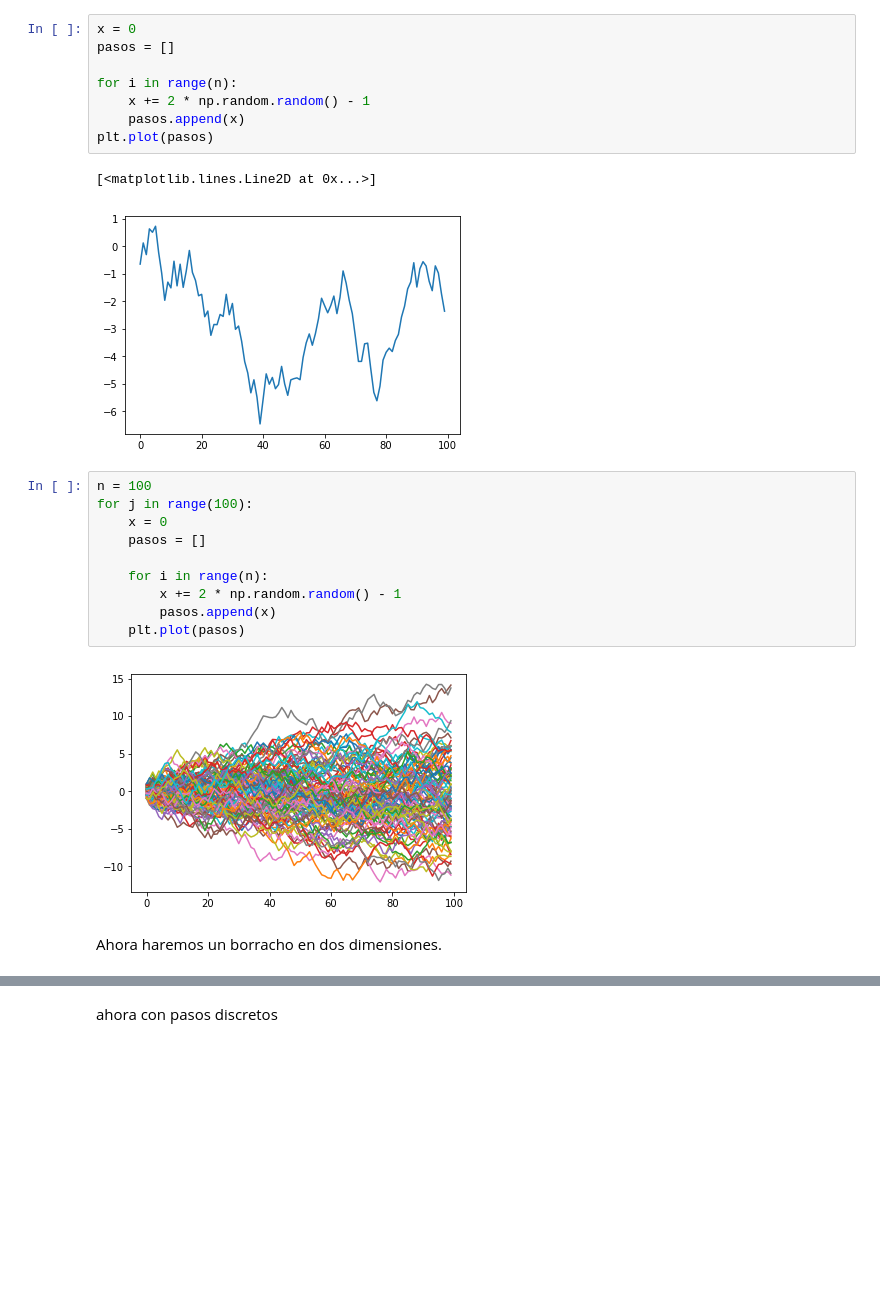
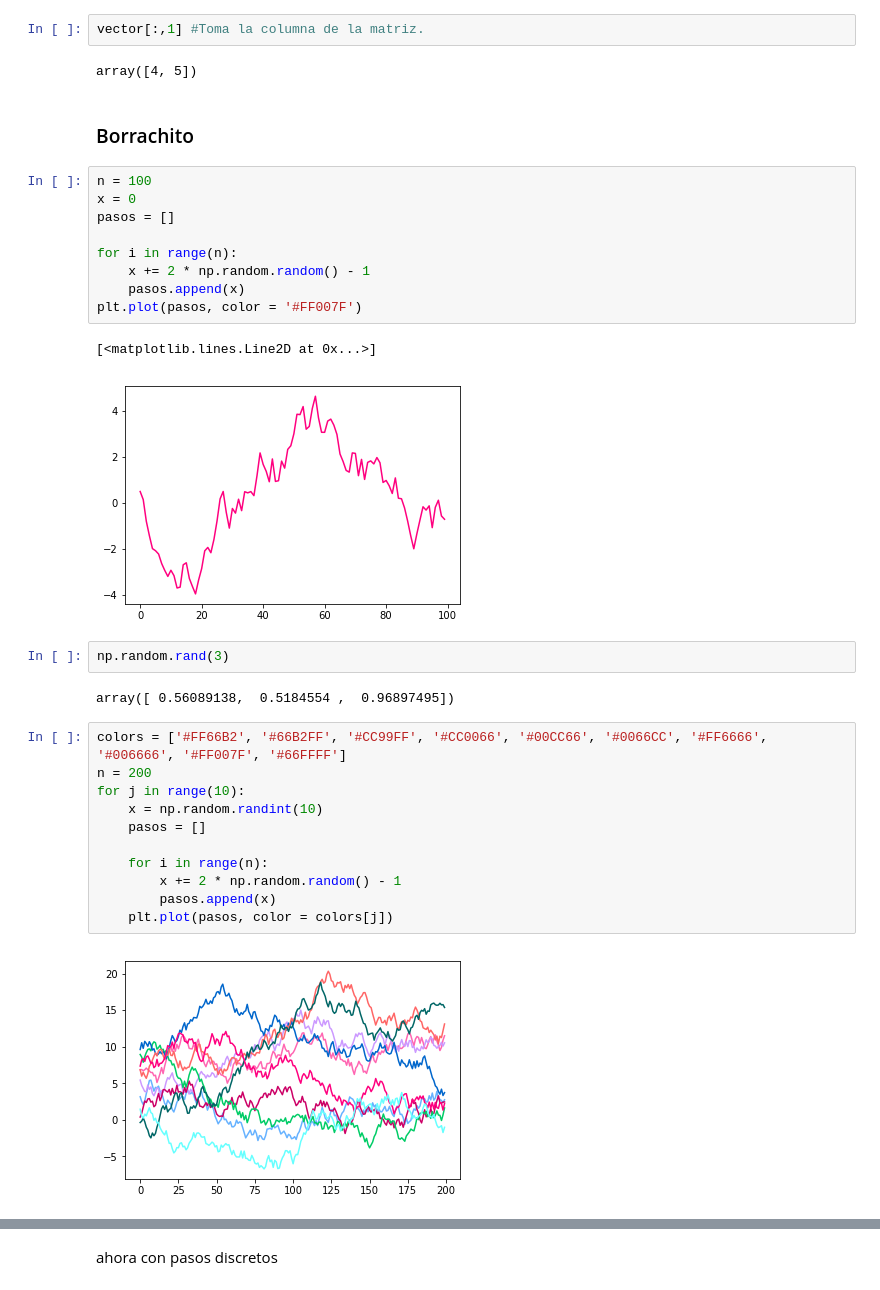
Before and after one commit to gabrieladesentis/Python-para-Gabys, a Jupyter notebook: Python_para_Gabys_4_(Librerias y borracho).ipynb, the cells around one changed output, grey strips where cells are left out. Drawn from its saved outputs; the diff is of its cells as text; blank space fills up the shorter version.

Commit message:
borrachos de mielda

```diff
--- a/Python_para_Gabys_4_(Librerias y borracho).ipynb
+++ b/Python_para_Gabys_4_(Librerias y borracho).ipynb
@@ -10,25 +71,35 @@ z
+# %%
+vector[:,1] #Toma la columna de la matriz.
+# %% [output]
+array([4, 5])
+# %% [markdown]
+### Borrachito
 # %%
+n = 100
 x = 0
 pasos = []
 
 for i in range(n):
     x += 2 * np.random.random() - 1
     pasos.append(x)
-plt.plot(pasos)
+plt.plot(pasos, color = '#FF007F')
 # %% [output]
 [<matplotlib.lines.Line2D at 0x...>]
-[figure, old version]
+[figure, new version]
+# %%
+np.random.rand(3)
+# %% [output]
+array([ 0.56089138,  0.5184554 ,  0.96897495])
 # %%
-n = 100
-for j in range(100):
-    x = 0
+colors = ['#FF66B2', '#66B2FF', '#CC99FF', '#CC0066', '#00CC66', '#0066CC', '#FF6666', '#006666', '#FF007F', '#66FFFF']
+n = 200
+for j in range(10):
+    x = np.random.randint(10)
     pasos = []
 
     for i in range(n):
         x += 2 * np.random.random() - 1
         pasos.append(x)
-    plt.plot(pasos)
+    plt.plot(pasos, color = colors[j])
 # %% [output]
-[figure, old version]
+[figure, new version]
-# %% [markdown]
-Ahora haremos un borracho en dos dimensiones.
```
Also changed, not shown: parts of 22 cells of this notebook.
